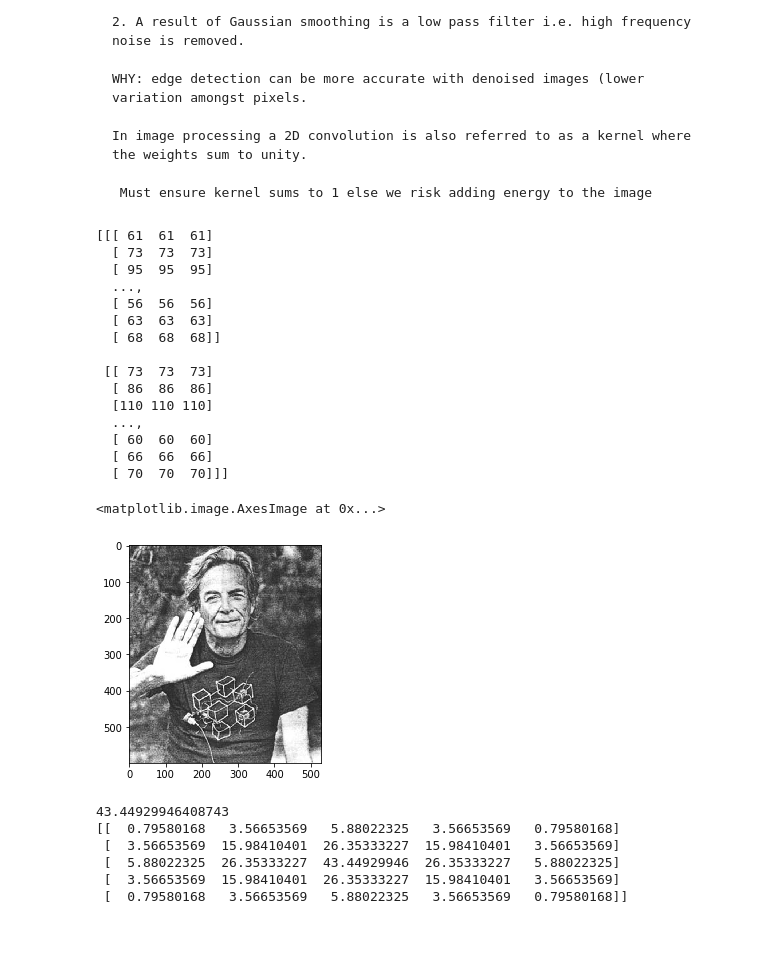
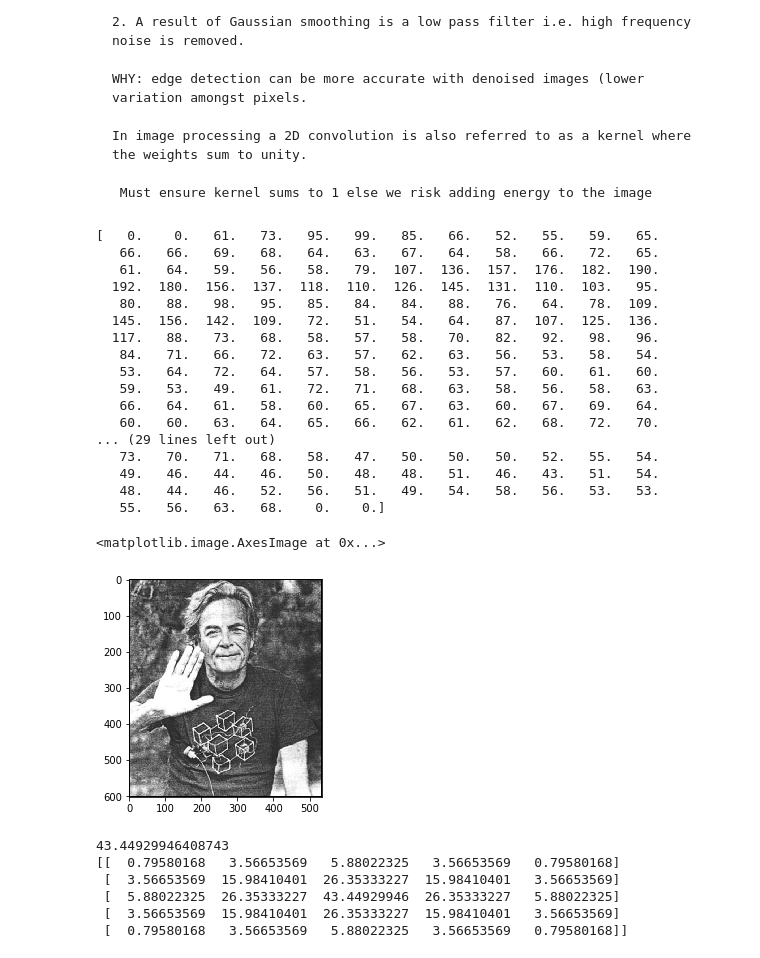
Before and after one commit to jackleekopij/Signal_processing, a Jupyter notebook: Gaussian kernel smoothing.ipynb, the cells around one changed output. Drawn from its saved outputs; the diff is of its cells as text; code cells hidden in the pictures.

Commit message:
Include image padding and instructions for convolution

```diff
--- a/Gaussian kernel smoothing.ipynb
+++ b/Gaussian kernel smoothing.ipynb
@@ -151,42 +151,77 @@ pio.write_image(fig, 'images/fig1.png')
 # Load dependencies and set appropriate parameters
 import scipy.misc
 from matplotlib.pyplot import imshow
+from PIL import Image
+import numpy as np
+import matplotlib.pylab as plt
+from numpy import linalg as LA
+
 # Set matplotlib to be inline
 %matplotlib inline
 
 SIGMA_2D = 1
 Gaussian_kernel_dim = 5
 Gaussian_kernel_dim_mid = (Gaussian_kernel_dim/2) + (1/2)
+
+IMAGE_NAME = "images/Feynman_noisey_2"
+# %%
+def convert_image_to_greyscale(image_name):
+    '''
+    Takes a string as a reference to a colour image and converts to greyscale saving with the suffix
+    '_greyscale.png'.
+    :param image_name: a string which is the name of the image which is to be converted to grey scale.
+    '''
+    img = Image.open(image_name + '.jpg').convert('LA')
+    img.save(image_name + '_greyscale.png')
+
+
+def reduce_dimensions_rgb_to_grayscale(image):
+    '''
+    Takes an image with RGB codes as input (#pixel_width, #pixel_height, RGB_list), averages the RGB_list and returns
+    an image of shape (#pixel_width, #pixel_height) where the value is the RGB_list average.
+    '''
 # %%
 # Read in image and pad image with needed zeros
 # NOTE: using scipy.mics.imread with parameter flatten = True reads in the grey scale image
-image_num1 = scipy.misc.imread("images/Feynman_noisey_2.jpg", flatten = False)
+image_num1 = scipy.misc.imread("images/Feynman_noisey_2.jpg", flatten = True)
 
+
+convert_image_to_greyscale("images/Feynman_noisey_2")
+image_matrix = plt.imread(IMAGE_NAME + '_greyscale.png')
+
+'''
 # Use the mean of RGB values to convert to greyscale
-image_num1[:] = image_num1.mean(axis=-1,keepdims=1)
-print(image_num1[0:2])
+image_num1[0][0] = image_num1[0][0].mean(axis=-1,keepdims=1)
+print(image_num1[0])
 
 
 # Show preview on the image
-imshow(image_num1)
+'''
+print(image_num1[2])
+
+# Note by default 'imshow' will not produce a grayscale image, instead it will return a green image.
+# By default the image used is a heatmap, called vidris.
+imshow(image_num1, cmap = 'gray')
 # %% [output]
-[[[ 61  61  61]
-  [ 73  73  73]
-  [ 95  95  95]
-  ...,
-  [ 56  56  56]
-  [ 63  63  63]
-  [ 68  68  68]]
-
- [[ 73  73  73]
-  [ 86  86  86]
-  [110 110 110]
-  ...,
-  [ 60  60  60]
-  [ 66  66  66]
-  [ 70  70  70]]]
+[   0.    0.   61.   73.   95.   99.   85.   66.   52.   55.   59.   65.
+   66.   66.   69.   68.   64.   63.   67.   64.   58.   66.   72.   65.
+   61.   64.   59.   56.   58.   79.  107.  136.  157.  176.  182.  190.
+  192.  180.  156.  137.  118.  110.  126.  145.  131.  110.  103.   95.
+   80.   88.   98.   95.   85.   84.   84.   88.   76.   64.   78.  109.
+  145.  156.  142.  109.   72.   51.   54.   64.   87.  107.  125.  136.
+  117.   88.   73.   68.   58.   57.   58.   70.   82.   92.   98.   96.
+   84.   71.   66.   72.   63.   57.   62.   63.   56.   53.   58.   54.
+   53.   64.   72.   64.   57.   58.   56.   53.   57.   60.   61.   60.
+   59.   53.   49.   61.   72.   71.   68.   63.   58.   56.   58.   63.
+   66.   64.   61.   58.   60.   65.   67.   63.   60.   67.   69.   64.
+   60.   60.   63.   64.   65.   66.   62.   61.   62.   68.   72.   70.
+... (29 lines left out)
+   73.   70.   71.   68.   58.   47.   50.   50.   50.   52.   55.   54.
+   49.   46.   44.   46.   50.   48.   48.   51.   46.   43.   51.   54.
+   48.   44.   46.   52.   56.   51.   49.   54.   58.   56.   53.   53.
+   55.   56.   63.   68.    0.    0.]
 <matplotlib.image.AxesImage at 0x...>
-[figure, old version]
+[figure, new version]
 # %%
 # Add Gaussian noise to the image and save
 
```
Also changed, not shown: parts of 2 cells of this notebook, 1 other file.
